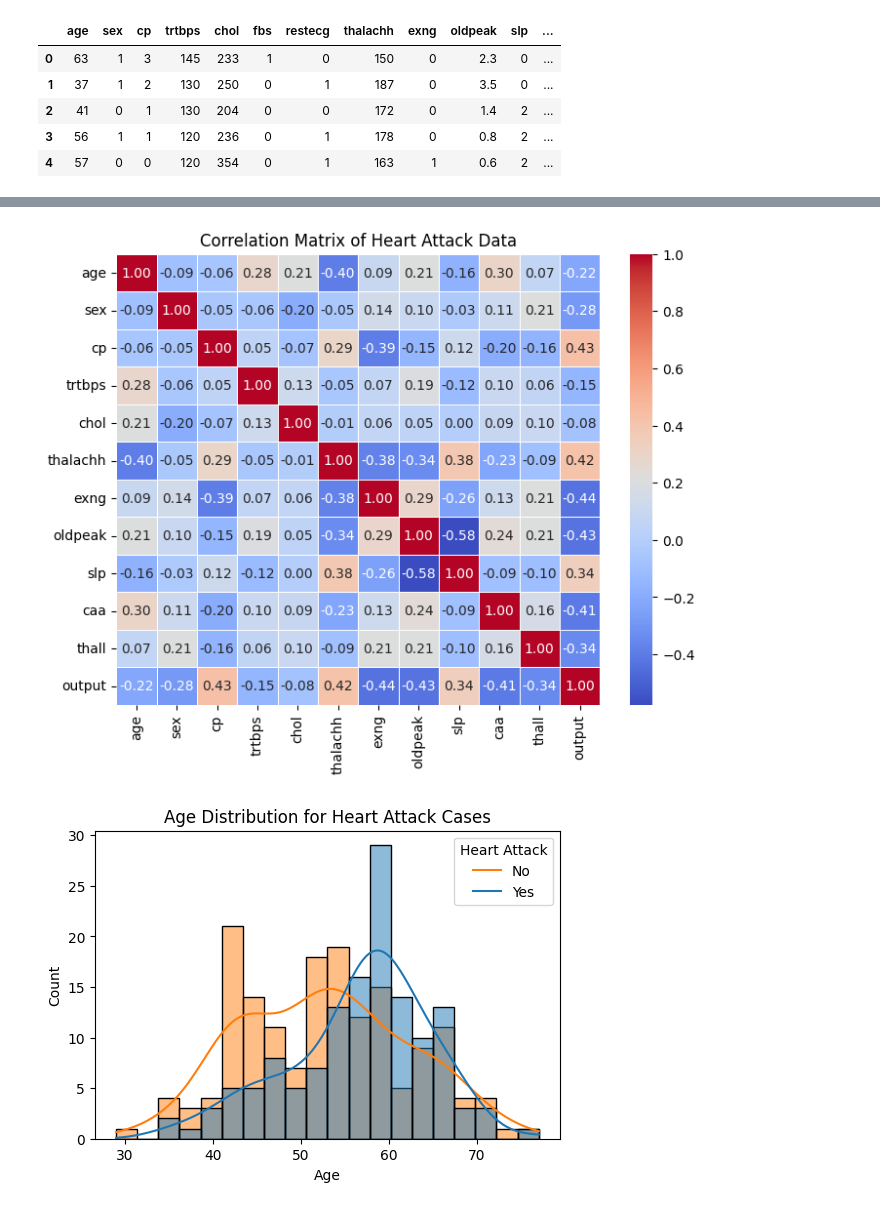
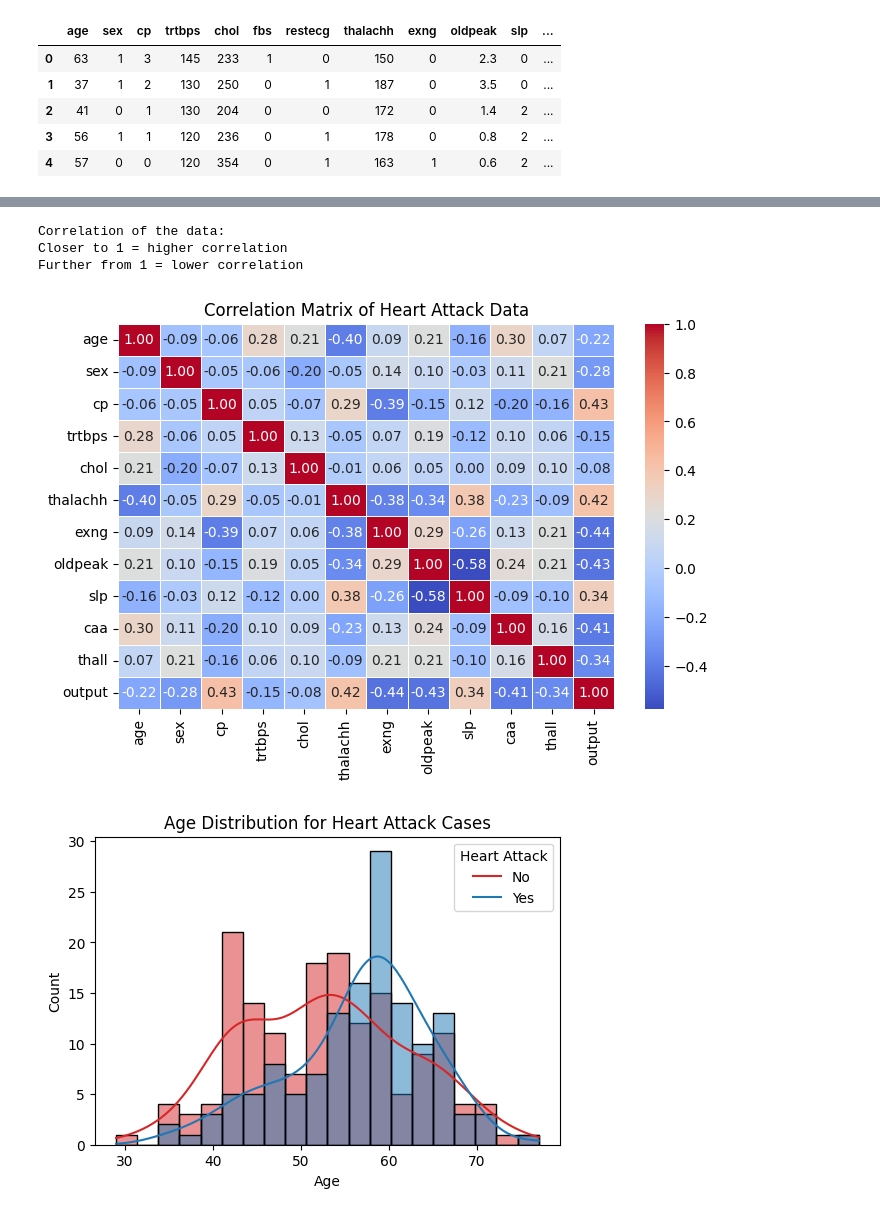
Before and after one commit to JoaquinWelch/heart_disease-proj, a Jupyter notebook: heartpred.ipynb, the cells around one changed output, grey strips where cells are left out. Saved outputs shown, nothing was run; the diff lists cells and outputs as text; code cells hidden in the pictures.

```diff
--- a/heartpred.ipynb
+++ b/heartpred.ipynb
@@ -87,19 +158,23 @@ plt.show()
 # %%
 correlation_matrix = df.corr()
 # %%
-plt.figure(figsize=(8, 6))
+plt.figure(figsize=(8, 5))
 sns.heatmap(correlation_matrix, annot=True, cmap='coolwarm', fmt='.2f', linewidths=0.5)
 plt.title('Correlation Matrix of Heart Attack Data')
+print('Correlation of the data:\nCloser to 1 = higher correlation \nFurther from 1 = lower correlation')
 plt.show()
 # %% [output]
+Correlation of the data:
+Closer to 1 = higher correlation
+Further from 1 = lower correlation
-[figure, old version]
+[figure, new version]
 # %%
 plt.figure(figsize=(6,4))
-sns.histplot(data=df, x='age', hue='output', bins=20, kde=True)
+sns.histplot(data=df, x='age', hue='output', bins=20, kde=True, palette= custom_palette)
 plt.title('Age Distribution for Heart Attack Cases')
 plt.xlabel('Age')
 plt.ylabel('Count')
 plt.legend(title='Heart Attack', labels=['No', 'Yes'])
 plt.show()
 # %% [output]
-[figure, old version]
+[figure, new version]
```
Also changed, not shown: parts of 25 cells of this notebook.
